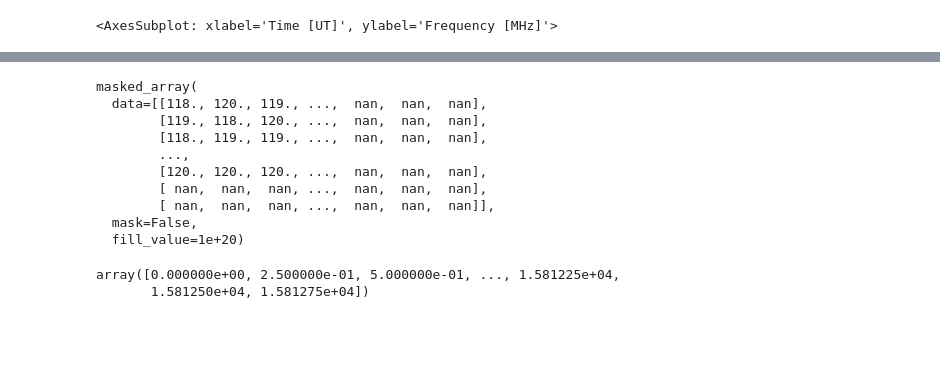
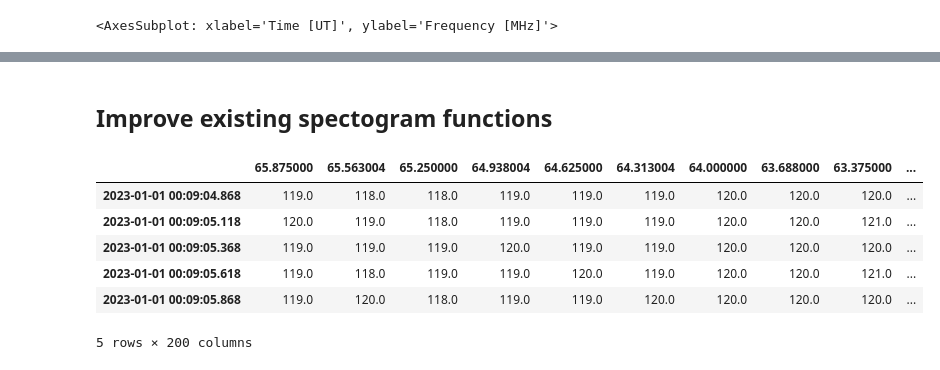
Before and after one commit to i4Ds/Radio-sunburst-labelcreation, a Jupyter notebook: data_creation.ipynb, the cells around one changed output, grey strips where cells are left out. Drawn from its saved outputs; the diff is of its cells as text; code cells hidden in the pictures; blank space fills up the shorter version.

```diff
--- a/data_creation.ipynb
+++ b/data_creation.ipynb
@@ -237,18 +225,2 @@ spec.peek()
-# %%
-spec.data
-# %% [output]
-masked_array(
-  data=[[118., 120., 119., ...,  nan,  nan,  nan],
-        [119., 118., 120., ...,  nan,  nan,  nan],
-        [118., 119., 119., ...,  nan,  nan,  nan],
-        ...,
-        [120., 120., 120., ...,  nan,  nan,  nan],
-        [ nan,  nan,  nan, ...,  nan,  nan,  nan],
-        [ nan,  nan,  nan, ...,  nan,  nan,  nan]],
-  mask=False,
-  fill_value=1e+20)
-# %%
-spec.time_axis
-# %% [output]
-array([0.000000e+00, 2.500000e-01, 5.000000e-01, ..., 1.581225e+04,
-       1.581250e+04, 1.581275e+04])
+# %% [markdown]
+## Improve existing spectogram functions
@@ -254,0 +229,11 @@ array([0.000000e+00, 2.500000e-01, 5.000000e-01, ..., 1.581225e+04,
+# %%
+pd_data = spec_to_pd_dataframe(spec)
+pd_data.head(5)
+# %% [output]
+|  | 65.875000 | 65.563004 | 65.250000 | 64.938004 | 64.625000 | 64.313004 | 64.000000 | 63.688000 | 63.375000 | ... |
+| 2023-01-01 00:09:04.868 | 119.0 | 118.0 | 118.0 | 119.0 | 119.0 | 119.0 | 120.0 | 120.0 | 120.0 | ... |
+| 2023-01-01 00:09:05.118 | 120.0 | 119.0 | 118.0 | 119.0 | 119.0 | 119.0 | 120.0 | 120.0 | 121.0 | ... |
+| 2023-01-01 00:09:05.368 | 119.0 | 119.0 | 119.0 | 120.0 | 119.0 | 119.0 | 120.0 | 120.0 | 120.0 | ... |
+| 2023-01-01 00:09:05.618 | 119.0 | 118.0 | 119.0 | 119.0 | 120.0 | 119.0 | 120.0 | 120.0 | 121.0 | ... |
+| 2023-01-01 00:09:05.868 | 119.0 | 120.0 | 118.0 | 119.0 | 119.0 | 120.0 | 120.0 | 120.0 | 120.0 | ... |
+5 rows × 200 columns
```
Also changed, not shown: parts of 18 cells of this notebook, 1 other file.
